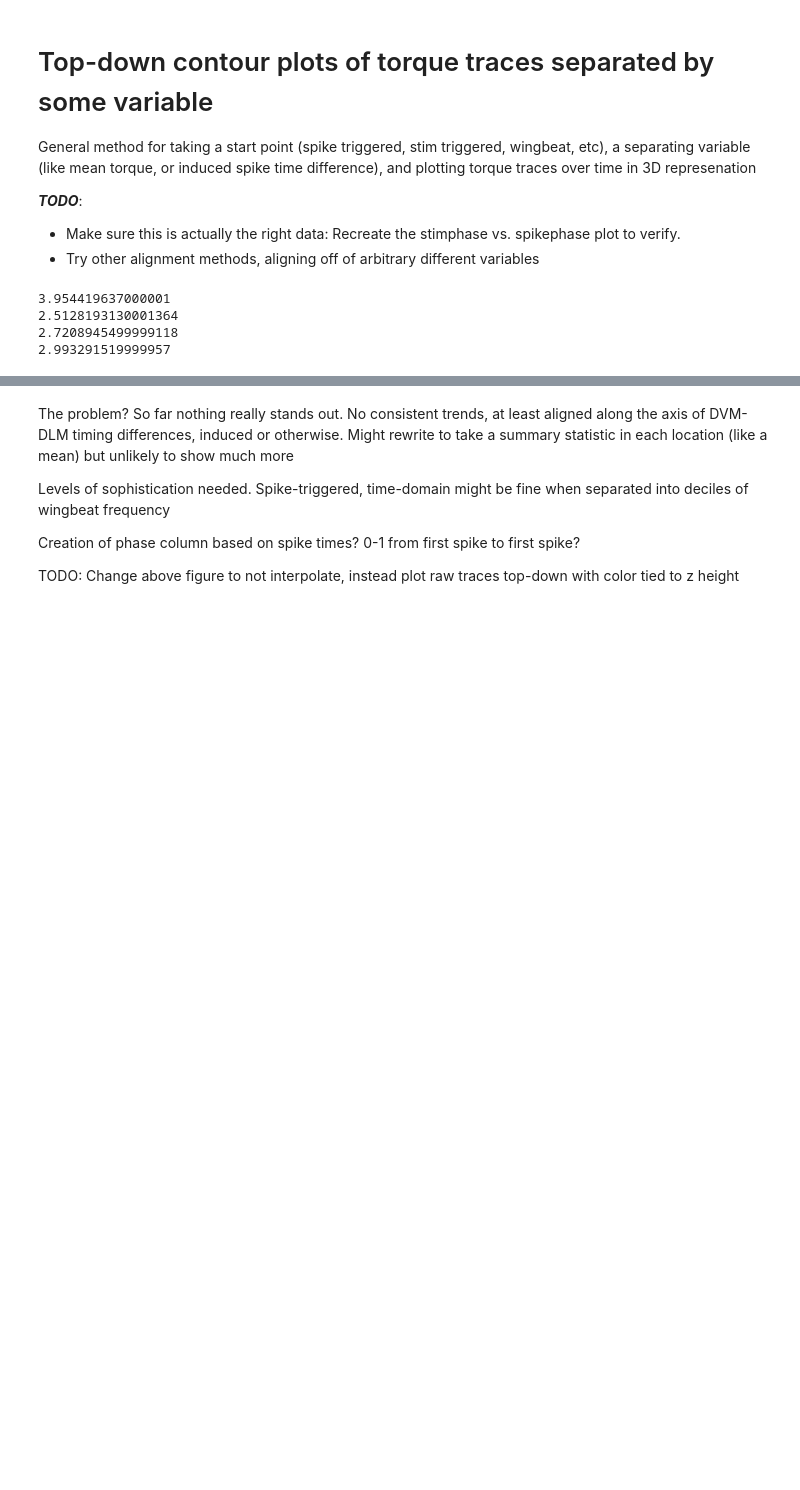
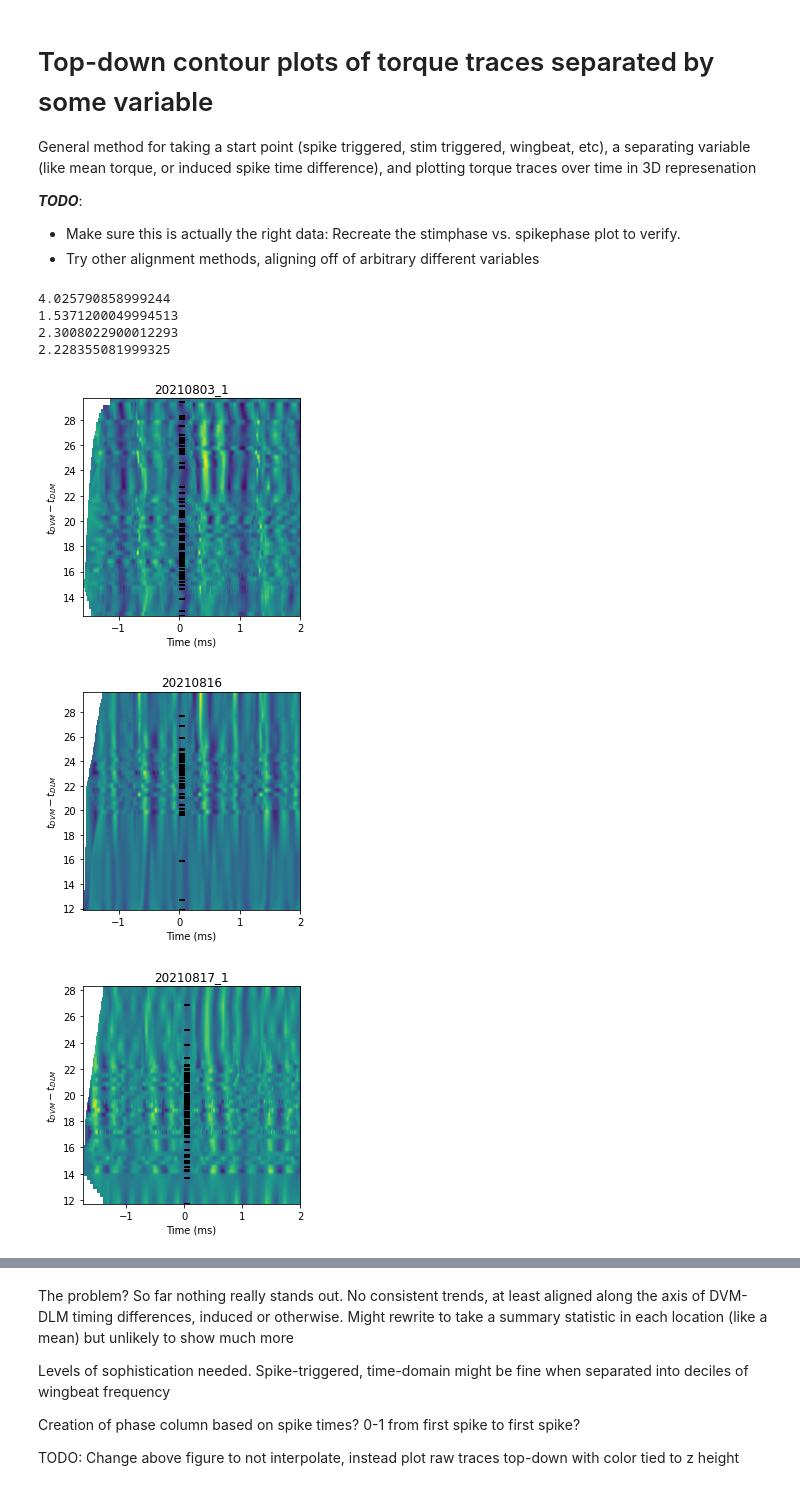
Before and after one commit to LeoJW/stimPitchAnalysis, a Jupyter notebook: figures.ipynb, the cells around one changed output, grey strips where cells are left out. Cells and saved outputs as stored; diff of their text form; code cells hidden in the pictures; blank space fills up the shorter version.

```diff
--- a/figures.ipynb
+++ b/figures.ipynb
@@ -182,8 +185,7 @@ General method for taking a start point (spike triggered, stim triggered, wingbe
 - Make sure this is actually the right data: Recreate the stimphase vs. spikephase plot to verify.
 - Try other alignment methods, aligning off of arbitrary different variables
 # %%
-plt.close('all')
-usewb = (-2, 4) # ignore all wingbeat except in this range
+usewb = (-2, 2) # ignore all wingbeat except in this range
 usewindow = (-50, 150) # ms, window to actually observe around zero'd time
 ngridx, ngridy = 500, 50
 # Loop over dates
@@ -208,40 +210,43 @@ for d in runDates:
     ngroup, groupsize = grouped_df.ngroups, np.max(grouped_df.size())
     mat = np.zeros((3,ngroup*groupsize))
     i = 0
     # Loop over each pulse, add to matrix
     for name, g in grouped_df:
-        thiscol = g.loc[g.wbstate=='stim', 'tdl'].iloc[0] - g.loc[g.wb==-1, 'tdl'].iloc[0]
-        # thiscol = g.loc[g.wbstate=='stim', 'tdl'].iloc[0]
+        # thiscol = g.loc[g.wbstate=='stim', 'tdl'].iloc[0] - g.loc[g.wb==-1, 'tdl'].iloc[0]
+        thiscol = g.loc[g.wbstate=='stim', 'tdl'].iloc[0]
         # thiscol = (g.loc[g.wbstate=='stim', 'LDVM_fs'].iloc[0] - g.loc[g.wbstate=='stim', 'LDLM_fs'].iloc[0])/len(g.loc[g.wbstate=='stim'])
 
         glen = len(g.Time)
-        mat[0,i:i+glen] = g.Time*1000 # X
-        # mat[0,i:i+glen] = g.phase+g.wb # X
+        # mat[0,i:i+glen] = g.Time*1000 # X
+        mat[0,i:i+glen] = g.phase+g.wb # X
         mat[1,i:i+glen] = thiscol # Y
         mat[2,i:i+glen] = g.mx # Z
         i += glen
     # Trim excess length, nan points
     excess = np.argmin(np.flip(mat[0,:]==0))
     mat = mat[:,0:-excess]
     mat = mat[:, ~np.isnan(mat).any(axis=0)]
     mat = mat[:, mat[1,:]<30]
     # Make grid to draw image on
     tic = st.perf_counter()
     xmin, xmax = np.min(mat[0,:]), np.max(mat[0,:])
     ymin, ymax = np.min(mat[1,:]), np.max(mat[1,:])
     gridx, gridy = np.mgrid[xmin:xmax:ngridx*1j, ymin:ymax:ngridy*1j]
     gridz = griddata(mat[0:2,:].T, mat[2,:], (gridx,gridy), method='linear')
     print(st.perf_counter()-tic)
     # Plot!
     plt.imshow(gridz.T, extent=[xmin, xmax, ymin, ymax], origin='lower', aspect=(xmax-xmin)/(ymax-ymin))
-    plt.hlines(mat[1,:], xmin=0, xmax=2, color='k', lw=0.1)
-    # plt.hlines(mat[1,:], xmin=0, xmax=0.1, color='k', lw=0.1)
+    # plt.hlines(mat[1,:], xmin=0, xmax=2, color='k', lw=0.1)
+    plt.hlines(mat[1,:], xmin=0, xmax=0.1, color='k', lw=0.1)
     # Labels
     plt.title(d)
     plt.xlabel('Time (ms)')
     plt.ylabel(r'$t_{DVM}-t_{DLM}$')
 # %% [output]
-3.954419637000001
-2.5128193130001364
-2.7208945499999118
-2.993291519999957
+4.025790858999244
+1.5371200049994513
+2.3008022900012293
+2.228355081999325
+[figure, added]
+[figure, added]
+[figure, added]
```
Also changed, not shown: parts of 13 cells of this notebook.
